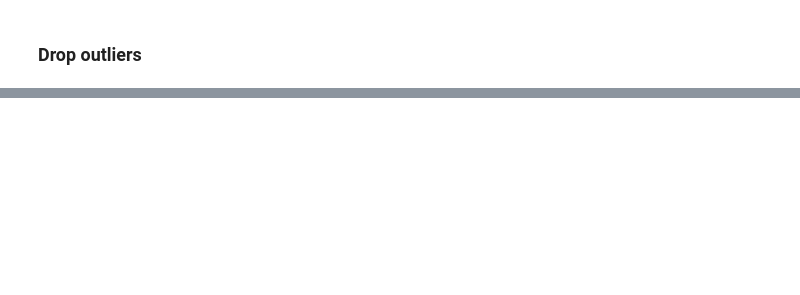
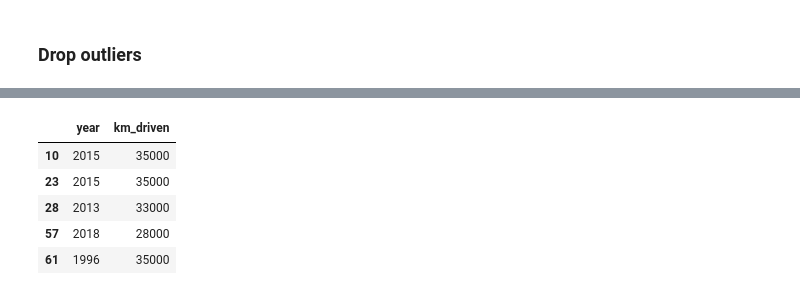
Before and after one commit to AntonyVasilev/vehicle-selling-price, a Jupyter notebook: Vehicle dataset.ipynb, the cells around one changed output, grey strips where cells are left out. Saved outputs shown, nothing was run; the diff lists cells and outputs as text; code cells hidden in the pictures; blank space fills up the shorter version.

```diff
--- a/Vehicle dataset.ipynb
+++ b/Vehicle dataset.ipynb
@@ -188,0 +225,2 @@ df.to_csv(PREPARED_DATASET_PATH, index=False, encoding='utf-8')
+# %%
+X = df_prepared.loc[:, df_prepared.columns != 'selling_price']
@@ -188,0 +231,9 @@ df.to_csv(PREPARED_DATASET_PATH, index=False, encoding='utf-8')
+# %%
+X.head()
+# %% [output]
+|  | year | km_driven |
+| 10 | 2015 | 35000 |
+| 23 | 2015 | 35000 |
+| 28 | 2013 | 33000 |
+| 57 | 2018 | 28000 |
+| 61 | 1996 | 35000 |
```
Also changed, not shown: parts of 24 cells of this notebook, 1 other file.
